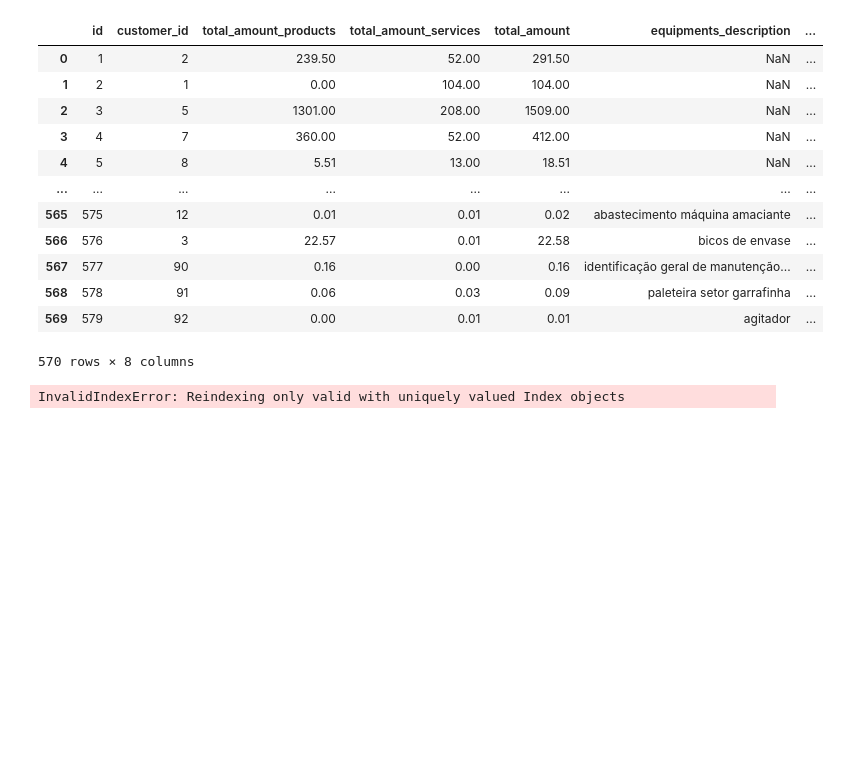
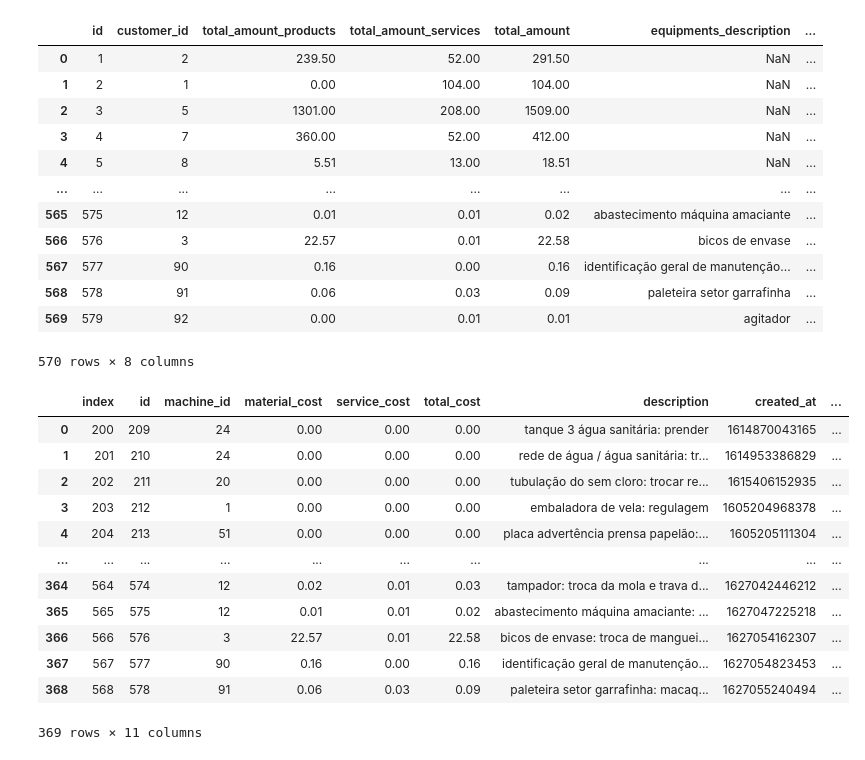
Before and after one commit to LucasWestfal/romme-net-raw-data-processing, a Jupyter notebook: ocurrencies.ipynb, the cells around one changed output. Cells and saved outputs as stored; diff of their text form; code cells hidden in the pictures; blank space fills up the shorter version.

Commit message:
categorias finalmente funciona ruan te amo

```diff
--- a/ocurrencies.ipynb
+++ b/ocurrencies.ipynb
@@ -89,18 +89,21 @@ ocurrencies.columns = ["id", "machine_id", "material_cost", "service_cost", "tot
 ocurrencies.reset_index(inplace=True)
 # %%
 time_stopped = []
-for i in range(1,570):
+for i in range(0,570):
     time = numpy.random.choice(numpy.arange(1, 11), p=[0.1, 0.2, 0.3, 0.2, 0.1, 0.05, 0.02, 0.02, 0.005, 0.005])
     time_stopped.append(time)
 # %%
+# tentando - mas fracassei pois sou um humano limitado - pegar dados de categoria feitos na mao e
+# concatenar lateralmente na tabela
+
+ocurrencies_2 = ocurrencies.copy()
+
 df1 = pandas.read_csv('categories_na_mon.csv')
-df1.drop('id', axis='columns', inplace=True)
 
-aux = [0]*200
-df1 = pandas.concat([pandas.Series(aux), df1])
+ocurrencies_2["time_stopped"] = numpy.array(time_stopped)
 
-df2 = pandas.DataFrame(numpy.array(time_stopped), columns=['time_stopped'])
+# daqui pra baixo vai funcionar hashtag fé
 
-ocurrencies = pandas.concat([ocurrencies, df2, df1], axis = 1)
+#ocurrencies.merge(df2, how='right', on='id')
+#ocurrencies = pandas.concat([ocurrencies, df2])
+ocurrencies_2 = ocurrencies_2.merge(df1, how='right', on='id')
-# %% [output]
-InvalidIndexError: Reindexing only valid with uniquely valued Index objects
@@ -110,0 +110,16 @@ ocurrencies = ocurrencies.iloc[200:-1]
+# %%
+ocurrencies_2
+# %% [output]
+|  | index | id | machine_id | material_cost | service_cost | total_cost | description | created_at | ... |
+| 0 | 200 | 209 | 24 | 0.00 | 0.00 | 0.00 | tanque 3 água sanitária: prender | 1614870043165 | ... |
+| 1 | 201 | 210 | 24 | 0.00 | 0.00 | 0.00 | rede de água / água sanitária: tr... | 1614953386829 | ... |
+| 2 | 202 | 211 | 20 | 0.00 | 0.00 | 0.00 | tubulação do sem cloro: trocar re... | 1615406152935 | ... |
+| 3 | 203 | 212 | 1 | 0.00 | 0.00 | 0.00 | embaladora de vela: regulagem | 1605204968378 | ... |
+| 4 | 204 | 213 | 51 | 0.00 | 0.00 | 0.00 | placa advertência prensa papelão:... | 1605205111304 | ... |
+| ... | ... | ... | ... | ... | ... | ... | ... | ... | ... |
+| 364 | 564 | 574 | 12 | 0.02 | 0.01 | 0.03 | tampador: troca da mola e trava d... | 1627042446212 | ... |
+| 365 | 565 | 575 | 12 | 0.01 | 0.01 | 0.02 | abastecimento máquina amaciante: ... | 1627047225218 | ... |
+| 366 | 566 | 576 | 3 | 22.57 | 0.01 | 22.58 | bicos de envase: troca de manguei... | 1627054162307 | ... |
+| 367 | 567 | 577 | 90 | 0.16 | 0.00 | 0.16 | identificação geral de manutenção... | 1627054823453 | ... |
+| 368 | 568 | 578 | 91 | 0.06 | 0.03 | 0.09 | paleteira setor garrafinha: macaq... | 1627055240494 | ... |
+369 rows × 11 columns
```
Also changed, not shown: parts of 7 cells of this notebook, 1 other file.
